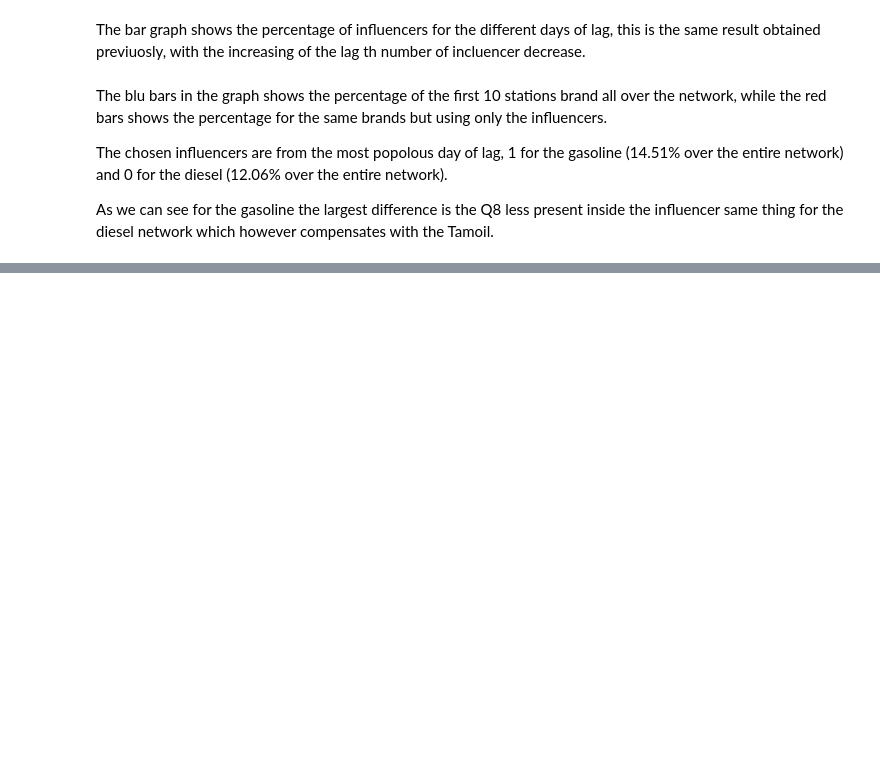
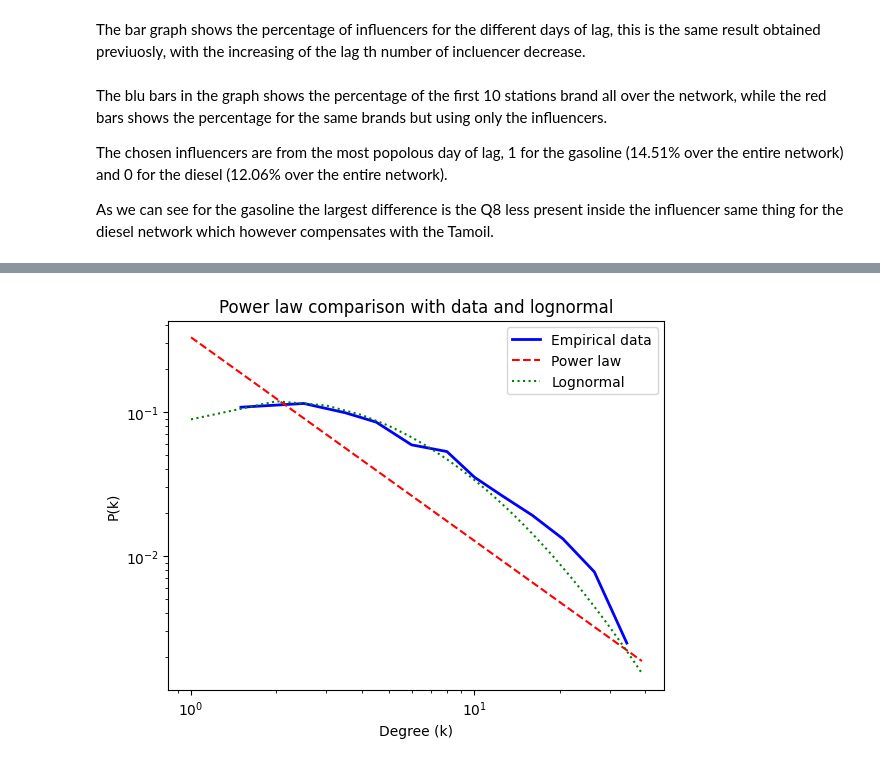
Before and after one commit to gabriele11231/fuel_price_analyses, a Jupyter notebook: python_code/PriceMatching.ipynb, the cells around one changed output, grey strips where cells are left out. Cells and saved outputs as stored; diff of their text form; code cells hidden in the pictures; blank space fills up the shorter version.

```diff
--- a/python_code/PriceMatching.ipynb
+++ b/python_code/PriceMatching.ipynb
@@ -493,0 +547,13 @@ print(matchi,same)
+# %%
+import matplotlib.pyplot as plt
+
+fig = fit.plot_pdf(color='b', linewidth=2, label='Empirical data')
+fit.power_law.plot_pdf(color='r', linestyle='--', ax=fig, label='Power law')
+fit.lognormal.plot_pdf(color='g', linestyle=':', ax=fig, label='Lognormal')
+plt.xlabel("Degree (k)")
+plt.ylabel("P(k)")
+plt.legend()
+plt.title("Power law comparison with data and lognormal")
+plt.show()
+# %% [output]
+[figure, added]
```
Also changed, not shown: parts of 17 cells of this notebook.
